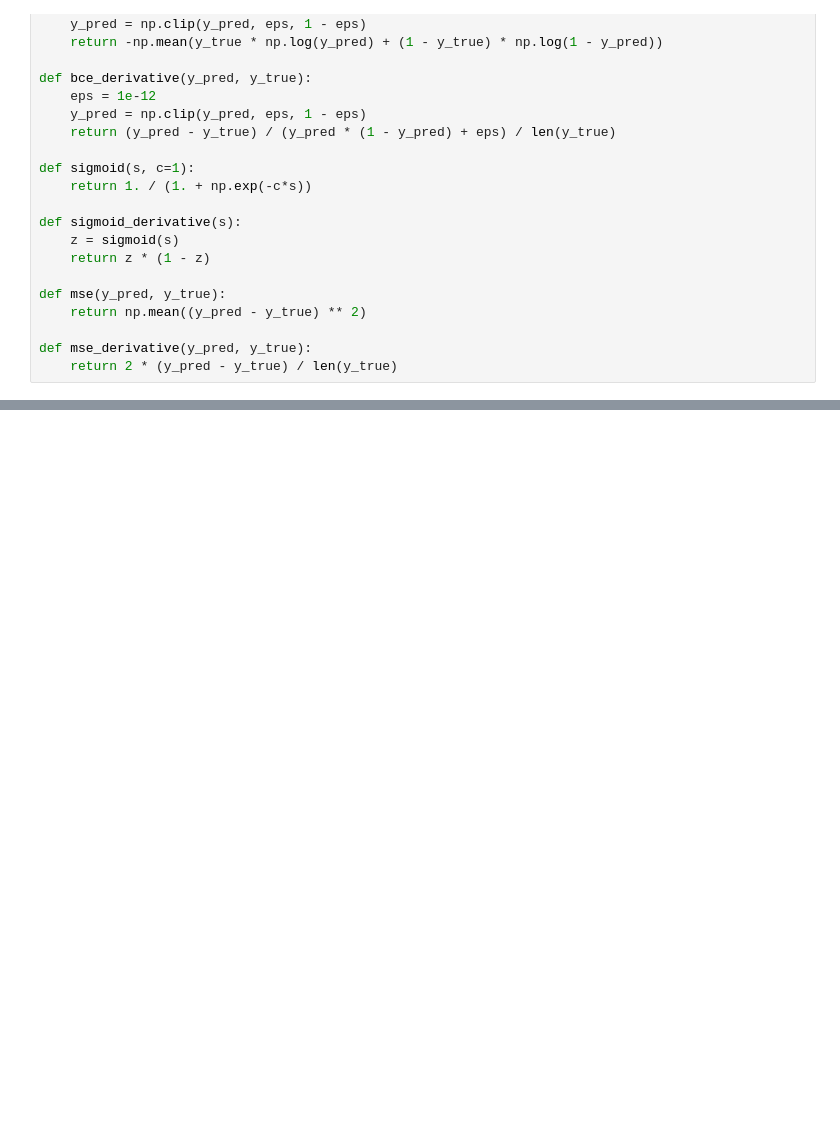
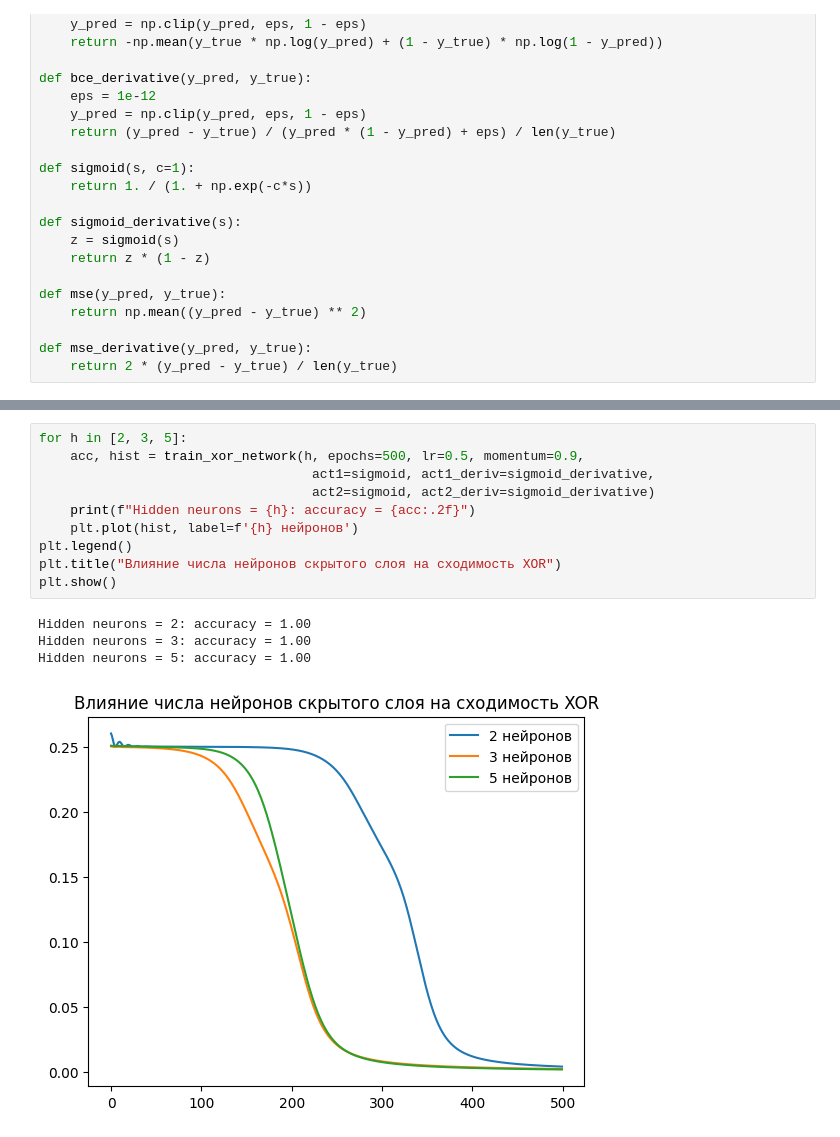
Before and after one commit to mlakusss/ai_ml_lab03, a Jupyter notebook: NumPy-checkpoint.ipynb, the cells around one changed output, grey strips where cells are left out. Cells and saved outputs as stored; diff of their text form; blank space fills up the shorter version.

```diff
--- a/NumPy-checkpoint.ipynb
+++ b/NumPy-checkpoint.ipynb
@@ -143,0 +285,15 @@ NameError: name 'sigmoid_derivative' is not defined
+# %%
+for h in [2, 3, 5]:
+    acc, hist = train_xor_network(h, epochs=500, lr=0.5, momentum=0.9,
+                                   act1=sigmoid, act1_deriv=sigmoid_derivative,
+                                   act2=sigmoid, act2_deriv=sigmoid_derivative)
+    print(f"Hidden neurons = {h}: accuracy = {acc:.2f}")
+    plt.plot(hist, label=f'{h} нейронов')
+plt.legend()
+plt.title("Влияние числа нейронов скрытого слоя на сходимость XOR")
+plt.show()
+# %% [output]
+Hidden neurons = 2: accuracy = 1.00
+Hidden neurons = 3: accuracy = 1.00
+Hidden neurons = 5: accuracy = 1.00
+[figure, added]
```
Also changed, not shown: parts of 7 cells of this notebook.
